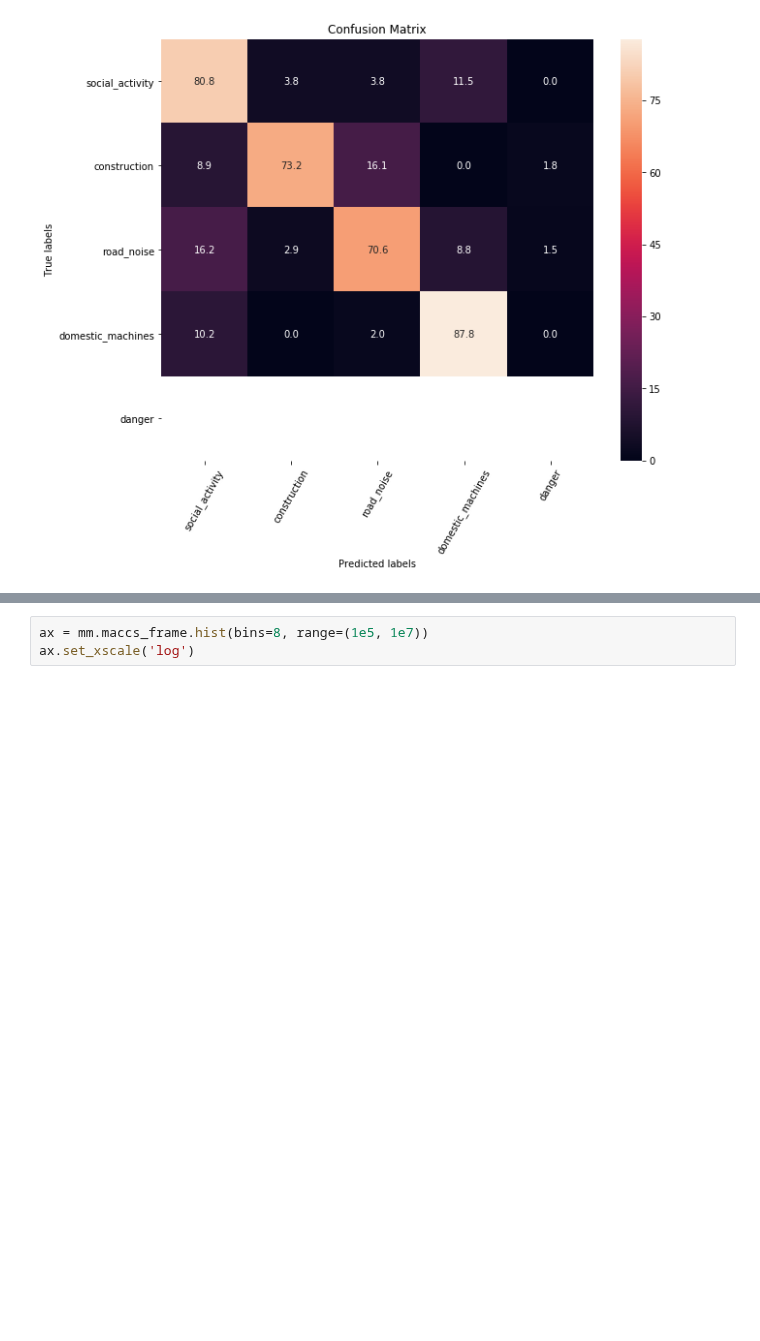
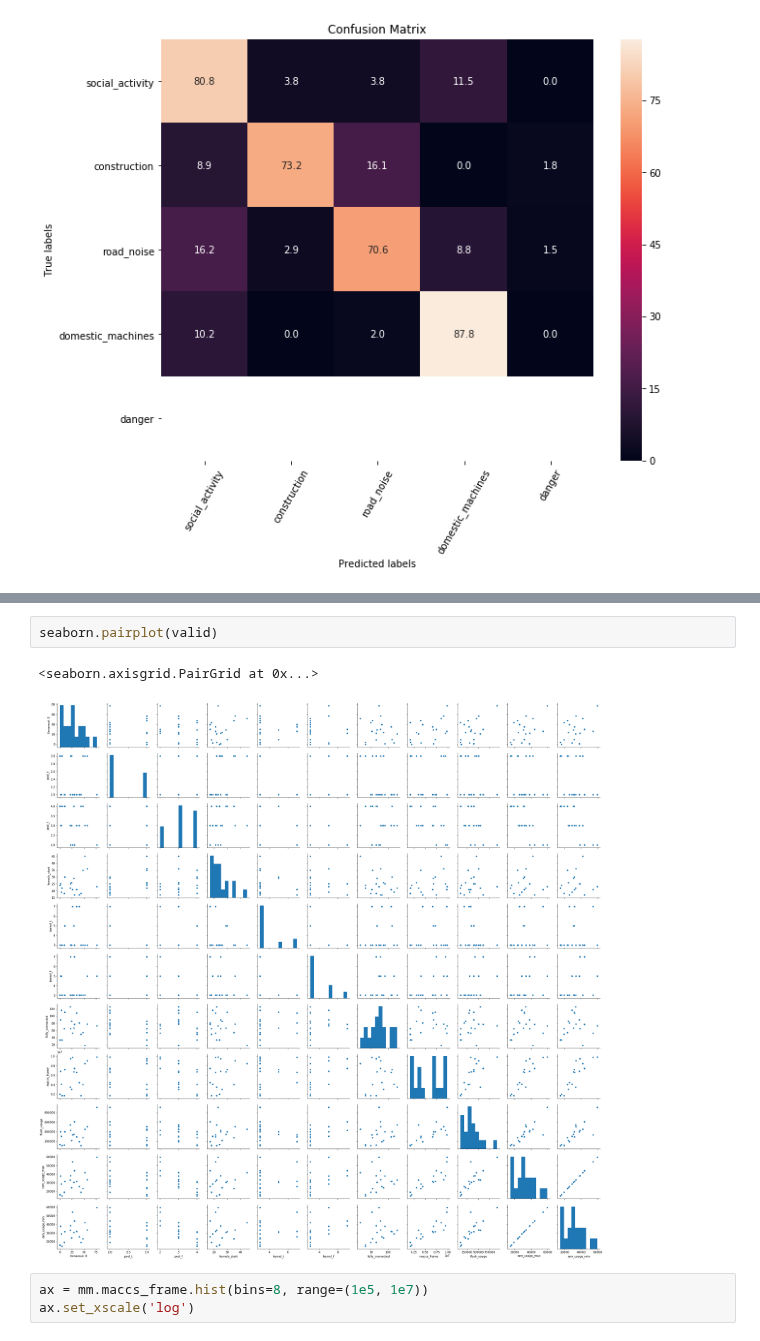
Before and after one commit to jonnor/ESC-CNN-microcontroller, a Jupyter notebook: Experiments.ipynb, the cells around one changed output, grey strips where cells are left out. Cells and saved outputs as stored; diff of their text form; blank space fills up the shorter version.

Commit message:
Plot of some model variations

```diff
--- a/Experiments.ipynb
+++ b/Experiments.ipynb
@@ -125,3 +140,8 @@ valid
+# %%
+seaborn.pairplot(valid)
+# %% [output]
+<seaborn.axisgrid.PairGrid at 0x...>
+[figure, added]
 # %%
 ax = mm.maccs_frame.hist(bins=8, range=(1e5, 1e7))
 ax.set_xscale('log')
```
Also changed, not shown: parts of 4 cells of this notebook.
